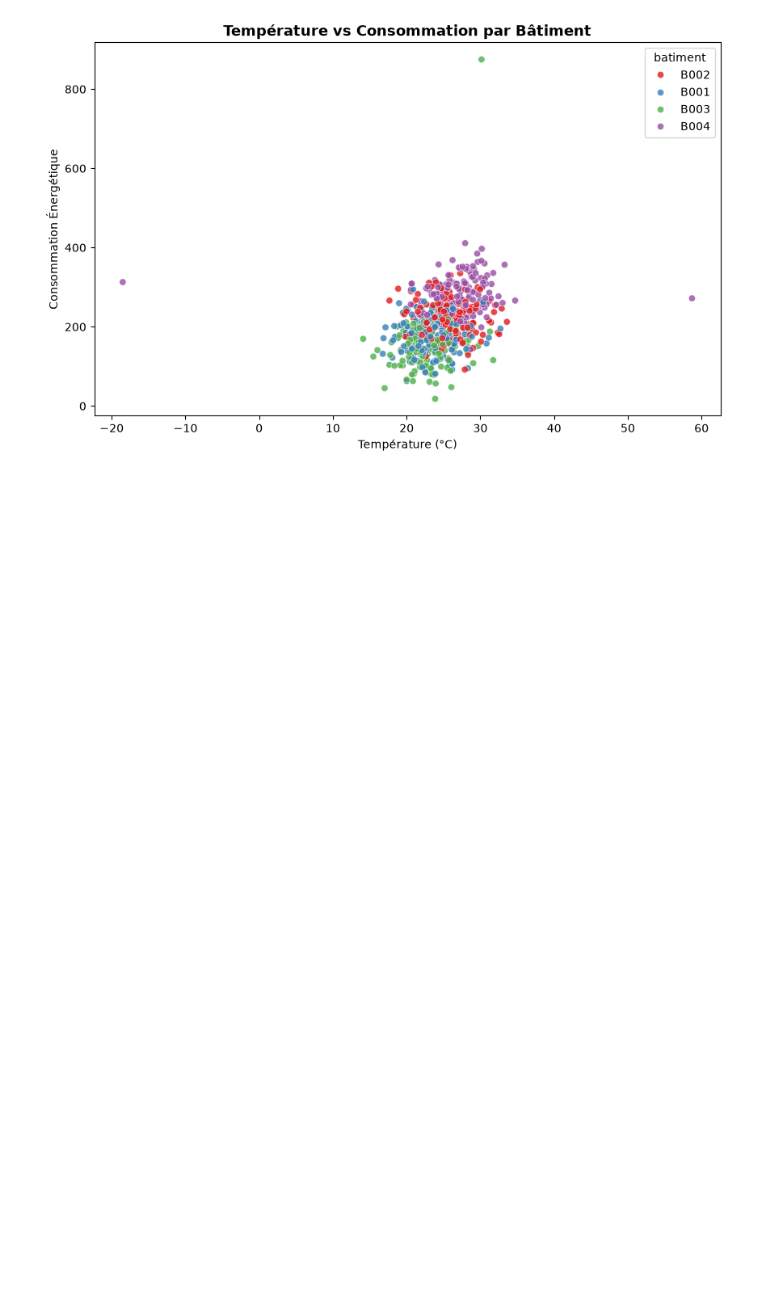
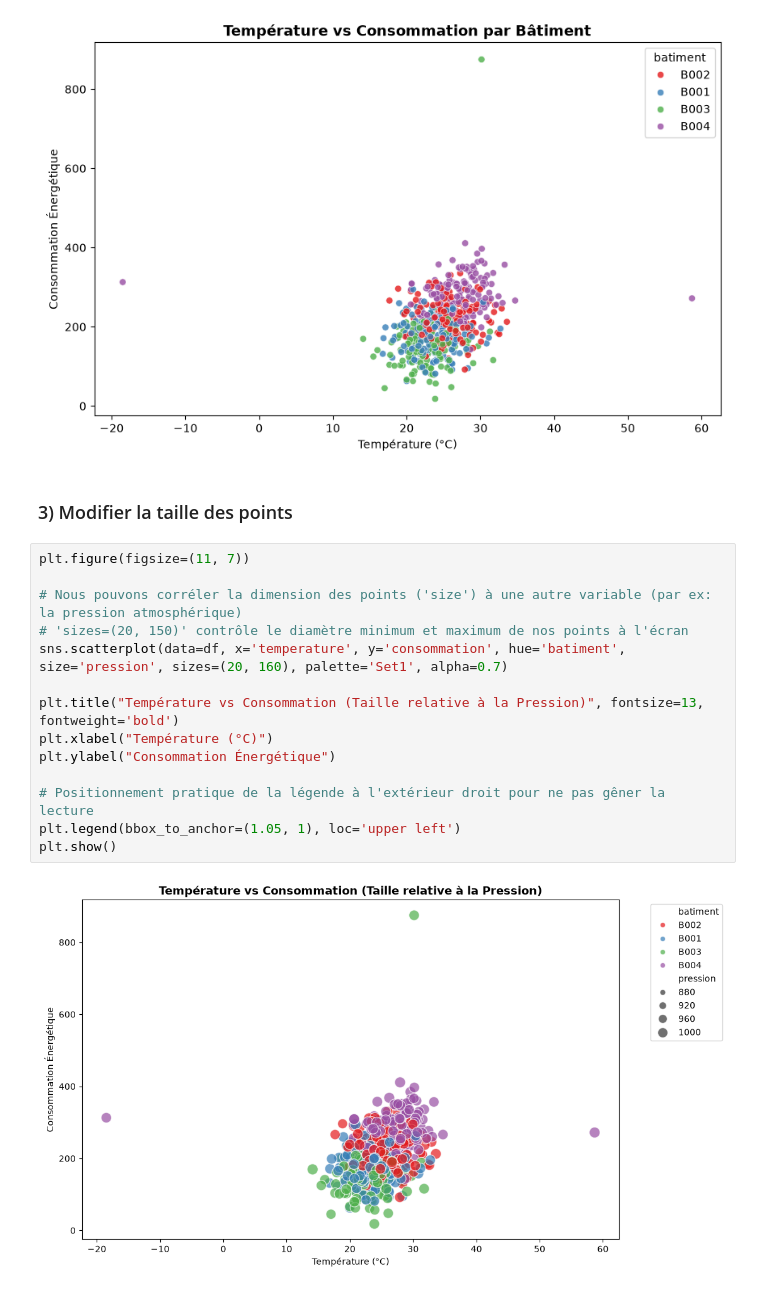
Before and after one commit to DIOPBARHAM/atelier_seaborn_iot, a Jupyter notebook: notebooks/atelier_seaborn_iot.ipynb, the cells around one changed output. Saved outputs shown, nothing was run; the diff lists cells and outputs as text; blank space fills up the shorter version.

Commit message:
3) Modifier la taille des points

```diff
--- a/notebooks/atelier_seaborn_iot.ipynb
+++ b/notebooks/atelier_seaborn_iot.ipynb
@@ -331,3 +331,21 @@ plt.ylabel("Consommation Énergétique")
 plt.show()
 # %% [output]
 [figure]
+# %% [markdown]
+### 3) Modifier la taille des points
+# %%
+plt.figure(figsize=(11, 7))
+
+# Nous pouvons corréler la dimension des points ('size') à une autre variable (par ex: la pression atmosphérique)
+# 'sizes=(20, 150)' contrôle le diamètre minimum et maximum de nos points à l'écran
+sns.scatterplot(data=df, x='temperature', y='consommation', hue='batiment', size='pression', sizes=(20, 160), palette='Set1', alpha=0.7)
+
+plt.title("Température vs Consommation (Taille relative à la Pression)", fontsize=13, fontweight='bold')
+plt.xlabel("Température (°C)")
+plt.ylabel("Consommation Énergétique")
+
+# Positionnement pratique de la légende à l'extérieur droit pour ne pas gêner la lecture
+plt.legend(bbox_to_anchor=(1.05, 1), loc='upper left')
+plt.show()
+# %% [output]
+[figure, added]
```
